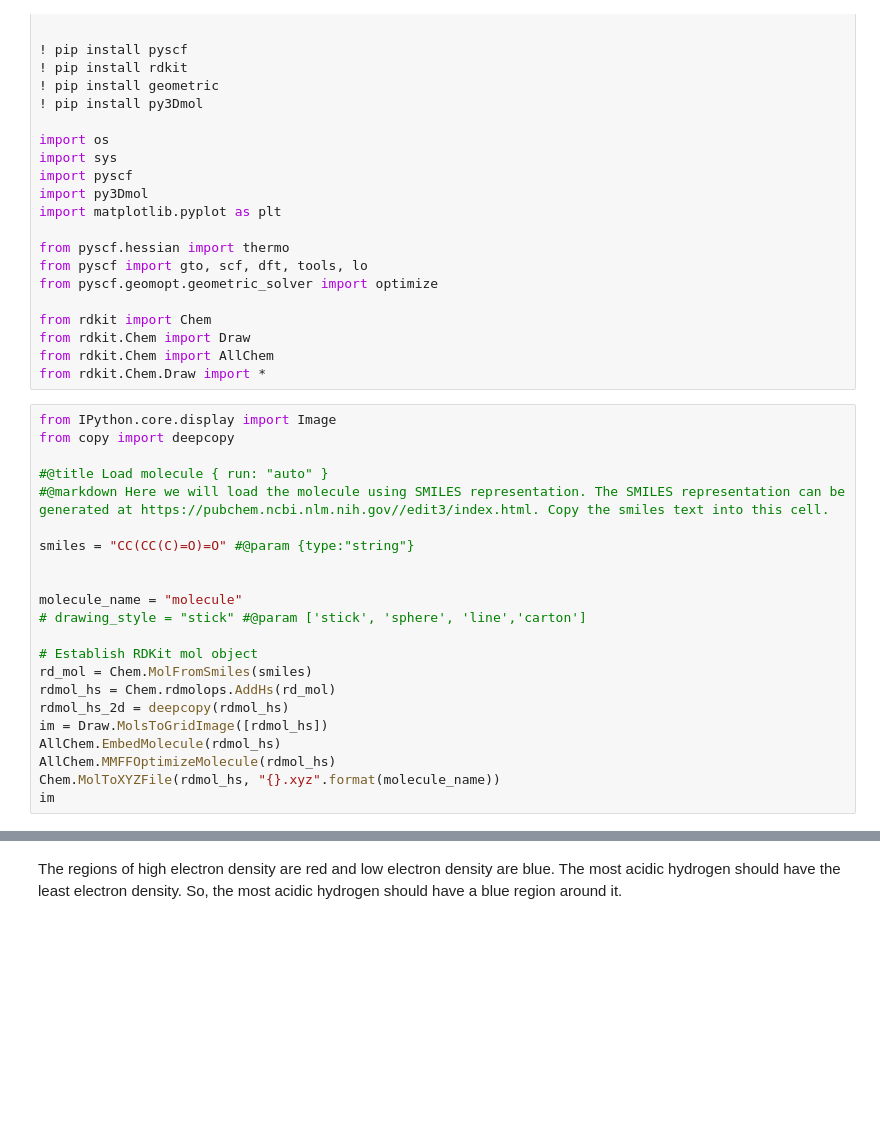
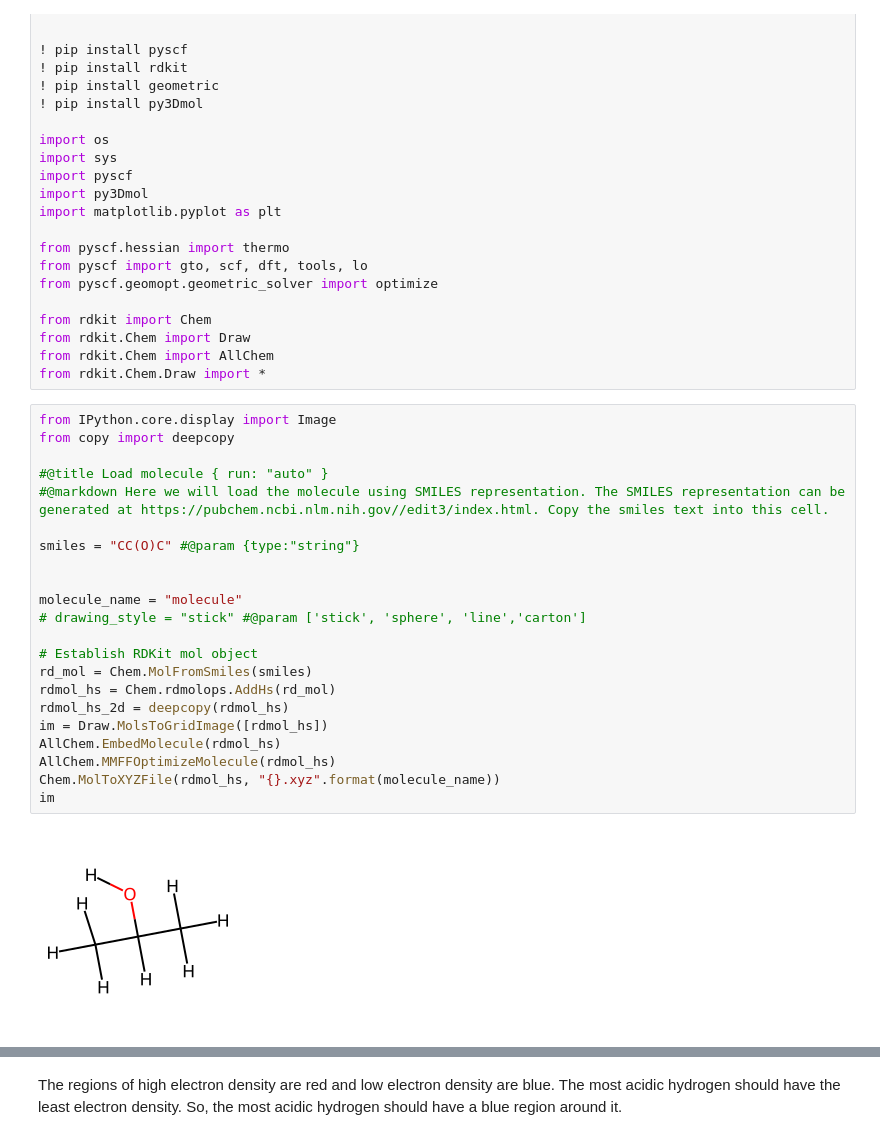
Before and after one commit to vinayak2019/organic_chem, a Jupyter notebook: Day1/Acidic_hydrogen.ipynb, the cells around one changed output, grey strips where cells are left out. Cells and saved outputs as stored; diff of their text form; blank space fills up the shorter version.

```diff
--- a/Day1/Acidic_hydrogen.ipynb
+++ b/Day1/Acidic_hydrogen.ipynb
@@ -29,25 +29,27 @@ from rdkit.Chem.Draw import *
 # %%
 from IPython.core.display import Image
 from copy import deepcopy
 
 #@title Load molecule { run: "auto" }
 #@markdown Here we will load the molecule using SMILES representation. The SMILES representation can be generated at https://pubchem.ncbi.nlm.nih.gov//edit3/index.html. Copy the smiles text into this cell.
 
-smiles = "CC(CC(C)=O)=O" #@param {type:"string"}
+smiles = "CC(O)C" #@param {type:"string"}
 
 
 molecule_name = "molecule"
 # drawing_style = "stick" #@param ['stick', 'sphere', 'line','carton']
 
 # Establish RDKit mol object
 rd_mol = Chem.MolFromSmiles(smiles)
 rdmol_hs = Chem.rdmolops.AddHs(rd_mol)
 rdmol_hs_2d = deepcopy(rdmol_hs)
 im = Draw.MolsToGridImage([rdmol_hs])
 AllChem.EmbedMolecule(rdmol_hs)
 AllChem.MMFFOptimizeMolecule(rdmol_hs)
 Chem.MolToXYZFile(rdmol_hs, "{}.xyz".format(molecule_name))
 im
+# %% [output]
+[figure, added]
 # %%
 %%capture
 #@title Run DFT calculations
```
Also changed, not shown: parts of 2 cells of this notebook.
